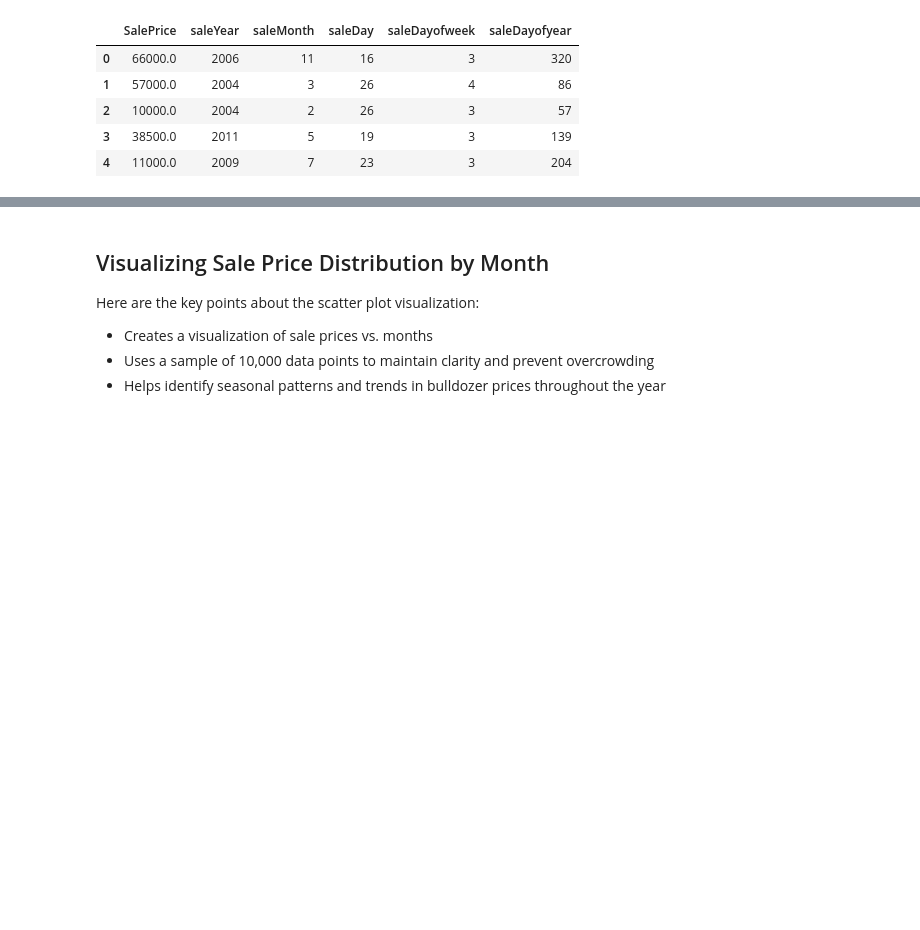
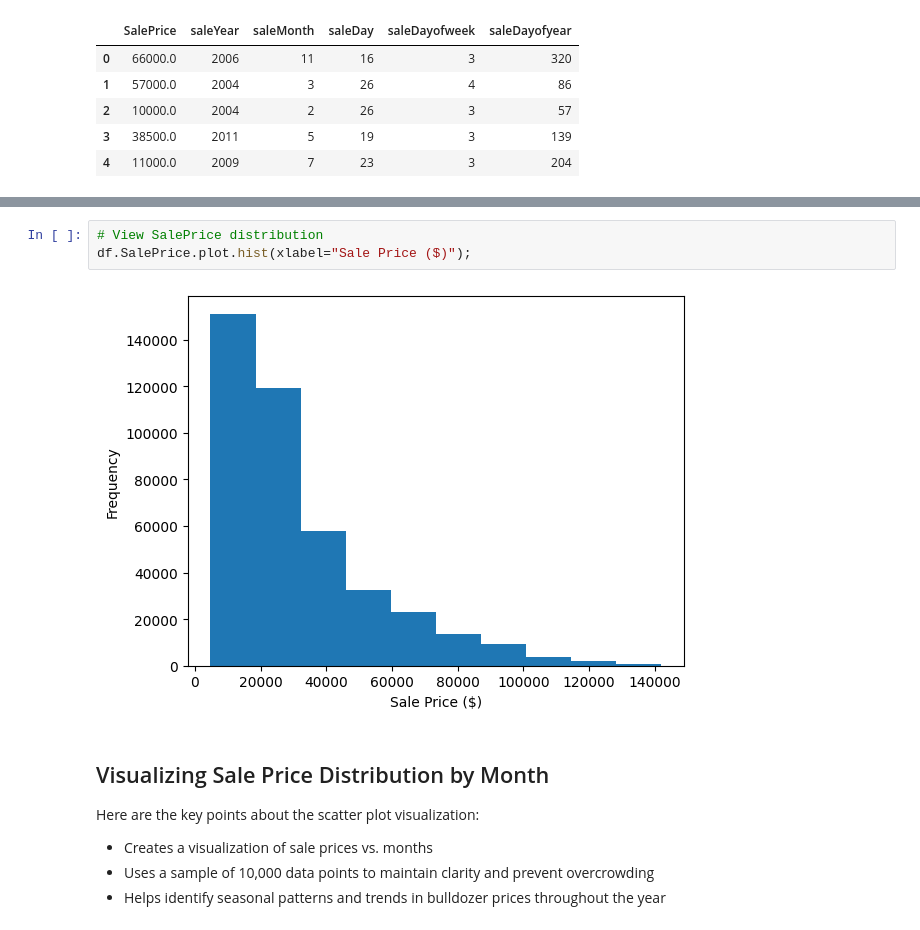
Before and after one commit to Blignaut24/About-BulldozerPriceGenius-_BPG-_v2, a Jupyter notebook: jupyter_notebooks/02_feature_engineering.ipynb, the cells around one changed output, grey strips where cells are left out. Cells and saved outputs as stored; diff of their text form; blank space fills up the shorter version.

```diff
--- a/jupyter_notebooks/02_feature_engineering.ipynb
+++ b/jupyter_notebooks/02_feature_engineering.ipynb
@@ -395,3 +418,8 @@ df_tmp[["SalePrice", "saleYear", "saleMonth", "saleDay", "saleDayofweek", "saleD
+# %%
+# View SalePrice distribution
+df.SalePrice.plot.hist(xlabel="Sale Price ($)");
+# %% [output]
+[figure, added]
 # %% [markdown]
 ## Visualizing Sale Price Distribution by Month
 
```
Also changed, not shown: parts of 2 cells of this notebook, 10 other files.
